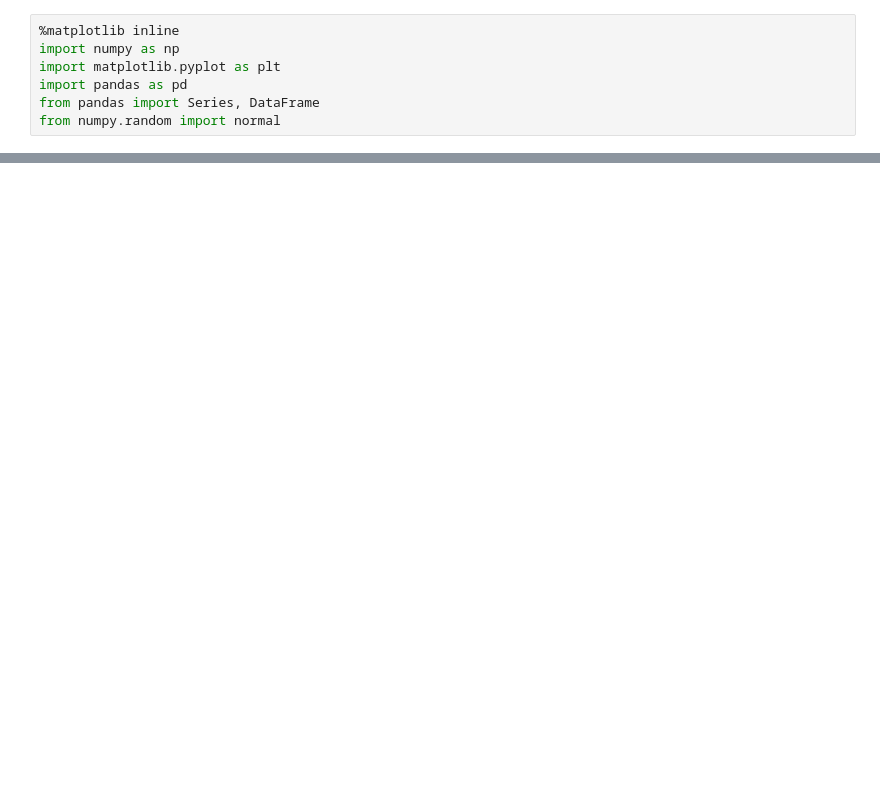
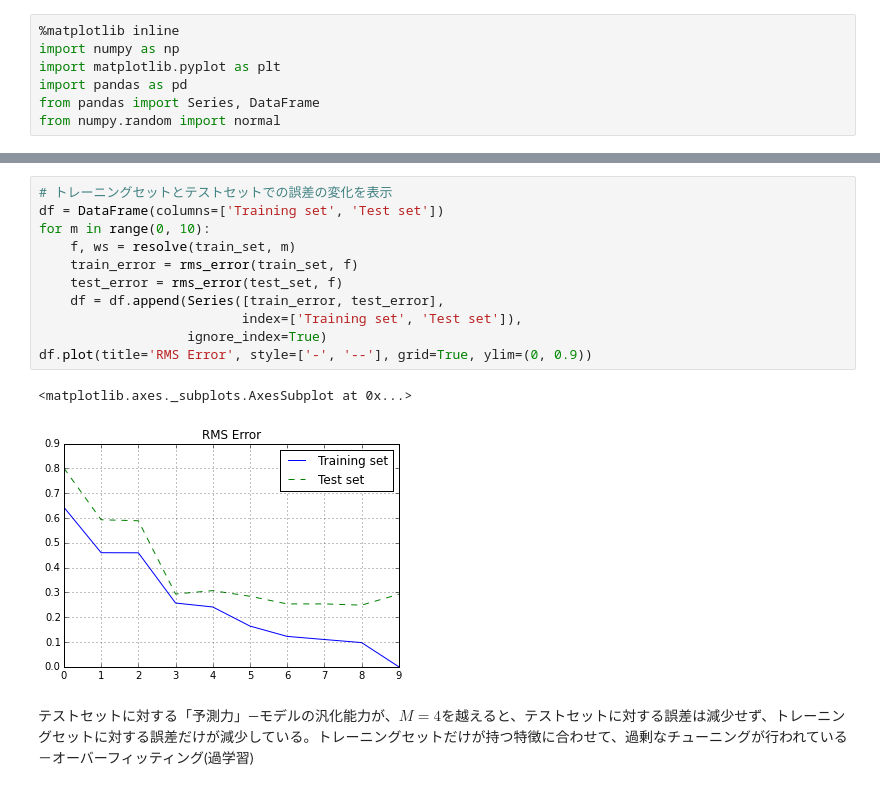
Before and after one commit to p-baleine/notebooks, a Jupyter notebook: ml4se/square_error.ipynb, the cells around one changed output, grey strips where cells are left out. Saved outputs shown, nothing was run; the diff lists cells and outputs as text; blank space fills up the shorter version.

Commit message:
finish square_error

```diff
--- a/ml4se/square_error.ipynb
+++ b/ml4se/square_error.ipynb
@@ -120,0 +233,16 @@ $$
+# %%
+# トレーニングセットとテストセットでの誤差の変化を表示
+df = DataFrame(columns=['Training set', 'Test set'])
+for m in range(0, 10):
+    f, ws = resolve(train_set, m)
+    train_error = rms_error(train_set, f)
+    test_error = rms_error(test_set, f)
+    df = df.append(Series([train_error, test_error],
+                          index=['Training set', 'Test set']),
+                   ignore_index=True)
+df.plot(title='RMS Error', style=['-', '--'], grid=True, ylim=(0, 0.9))
+# %% [output]
+<matplotlib.axes._subplots.AxesSubplot at 0x...>
+[figure, added]
+# %% [markdown]
+テストセットに対する「予測力」―モデルの汎化能力が、$M=4$を越えると、テストセットに対する誤差は減少せず、トレーニングセットに対する誤差だけが減少している。トレーニングセットだけが持つ特徴に合わせて、過剰なチューニングが行われている－オーバーフィッティング(過学習)
```
Also changed, not shown: parts of 9 cells of this notebook, 1 other file.
